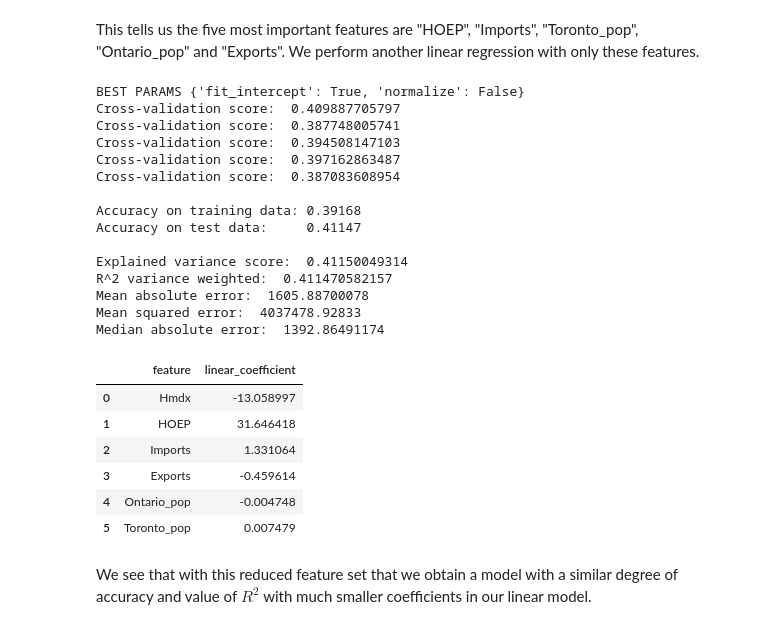
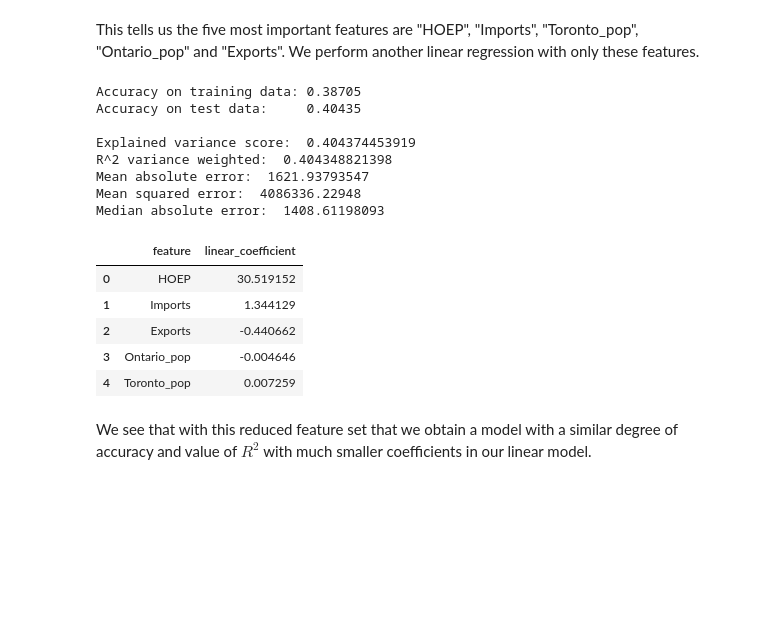
Before and after one commit to james-parks/Project2, a Jupyter notebook: CapstoneMilestoneOntarioEnergyUse.ipynb, the cells around one changed output. Cells and saved outputs as stored; diff of their text form; code cells hidden in the pictures; blank space fills up the shorter version.

```diff
--- a/CanadaEnergyUse.ipynb
+++ b/CapstoneMilestoneOntarioEnergyUse.ipynb
@@ -802,15 +805,34 @@ Median absolute error:  1348.18428583
 Here we find that the atmospheric pressure is the most important feature with a linear_coefficient of -281, which implies that a very small drop in atmospheric pressure gives a significant increase in energy demand. The most important feature which correspongs to a positive relationship with energy demand is Dew Point Temperature with a value of 141.622.
 
 From above we see that several features have a very small magnitude. We now perform the KBest feature selection method by computing the ANOVA F-value for the data to reduce the number of features to the 5 most important features.
+# %%
+def feature_selection_regression(model, X,y, parameters, seed = 7):
+    # Split X and y into training and test data.
+    Xtrain, Xtest, ytrain, ytest = train_test_split(X, y, test_size = 0.2, random_state=seed)
+    model = model()
+    # Now implement GridSearchCV
+    grid_model = GridSearchCV(estimator=model, param_grid=parameters, n_jobs=1)
+    # Fit the training data to find the best estimator.
+    grid_model.fit(Xtrain, ytrain)
+    grid_est=grid_model.best_estimator_
+    training_accuracy = grid_est.score(Xtrain, ytrain)
+    test_accuracy = grid_est.score(Xtest, ytest)
+    print("Accuracy on training data: {:0.5f}".format(training_accuracy))
+    print("Accuracy on test data:     {:0.5f}".format(test_accuracy))
+    # Compare prediction with the test data
+    test_prediction=grid_est.predict(Xtest)
+    print("")
+    print("Explained variance score: ",explained_variance_score(ytest,test_prediction))
+    print("R^2 variance weighted: ",r2_score(ytest, test_prediction, multioutput='variance_weighted'))
+    print("Mean absolute error: ",mean_absolute_error(ytest, test_prediction))
+    print("Mean squared error: ",mean_squared_error(ytest, test_prediction))
+    print("Median absolute error: ",median_absolute_error(ytest, test_prediction))
+    return grid_est
 # %%
 X=df_ml[feature_cols].values
 y=df_ml["Ontario Demand"].values
-from sklearn.feature_selection import f_classif
 # feature extraction
-test = SelectKBest(score_func=f_classif, k=5)
-fit = test.fit(X, y)
-# summarize scores
-np.set_printoptions(precision=3)
-pd.DataFrame({"feature":feature_cols,"fit scores":fit.scores_}).sort_values(by="fit scores",ascending=False)
+test = SelectKBest(score_func=f_regression, k=5)
+pd.DataFrame({"feature":feature_cols,"fit scores":test.fit(X,y).scores_}).sort_values(by="fit scores",ascending=False)
 # %% [output]
 |  | feature | fit scores |
@@ -830,32 +852,26 @@ pd.DataFrame({"feature":feature_cols,"fit scores":fit.scores_}).sort_values(by="
 # %% [markdown]
 This tells us the five most important features are "HOEP", "Imports", "Toronto_pop", "Ontario_pop" and "Exports". We perform another linear regression with only these features.
 # %%
-red_feature_cols=["Hmdx", "HOEP","Imports","Exports", "Ontario_pop","Toronto_pop"]
-l_reg=do_regression(LinearRegression,df_ml,params,red_feature_cols,"Ontario Demand",7)
-pd.DataFrame({"feature":red_feature_cols,"linear_coefficient":l_reg.coef_})
+red_feature_cols=["HOEP","Imports","Exports", "Ontario_pop","Toronto_pop"]
+X_fit = test.fit_transform(X, y)
+params={"fit_intercept":[True],"normalize":[False]}
+l_feat=feature_selection_regression(LinearRegression, X_fit,y, params, seed = 7)
+pd.DataFrame({"feature":red_feature_cols,"linear_coefficient":l_feat.coef_})
 # %% [output]
-BEST PARAMS {'fit_intercept': True, 'normalize': False}
-Cross-validation score:  0.409887705797
-Cross-validation score:  0.387748005741
-Cross-validation score:  0.394508147103
-Cross-validation score:  0.397162863487
-Cross-validation score:  0.387083608954
+Accuracy on training data: 0.38705
+Accuracy on test data:     0.40435
 
-Accuracy on training data: 0.39168
-Accuracy on test data:     0.41147
-
-Explained variance score:  0.41150049314
-R^2 variance weighted:  0.411470582157
-Mean absolute error:  1605.88700078
-Mean squared error:  4037478.92833
-Median absolute error:  1392.86491174
+Explained variance score:  0.404374453919
+R^2 variance weighted:  0.404348821398
+Mean absolute error:  1621.93793547
+Mean squared error:  4086336.22948
+Median absolute error:  1408.61198093
 |  | feature | linear_coefficient |
-| 0 | Hmdx | -13.058997 |
-| 1 | HOEP | 31.646418 |
-| 2 | Imports | 1.331064 |
-| 3 | Exports | -0.459614 |
-| 4 | Ontario_pop | -0.004748 |
-| 5 | Toronto_pop | 0.007479 |
+| 0 | HOEP | 30.519152 |
+| 1 | Imports | 1.344129 |
+| 2 | Exports | -0.440662 |
+| 3 | Ontario_pop | -0.004646 |
+| 4 | Toronto_pop | 0.007259 |
 # %% [markdown]
 We see that with this reduced feature set that we obtain a model with a similar degree of accuracy and value of $R^2$ with much smaller coefficients in our linear model.
 # %% [markdown]
```
Also changed, not shown: parts of 24 cells of this notebook, 1 other file.
